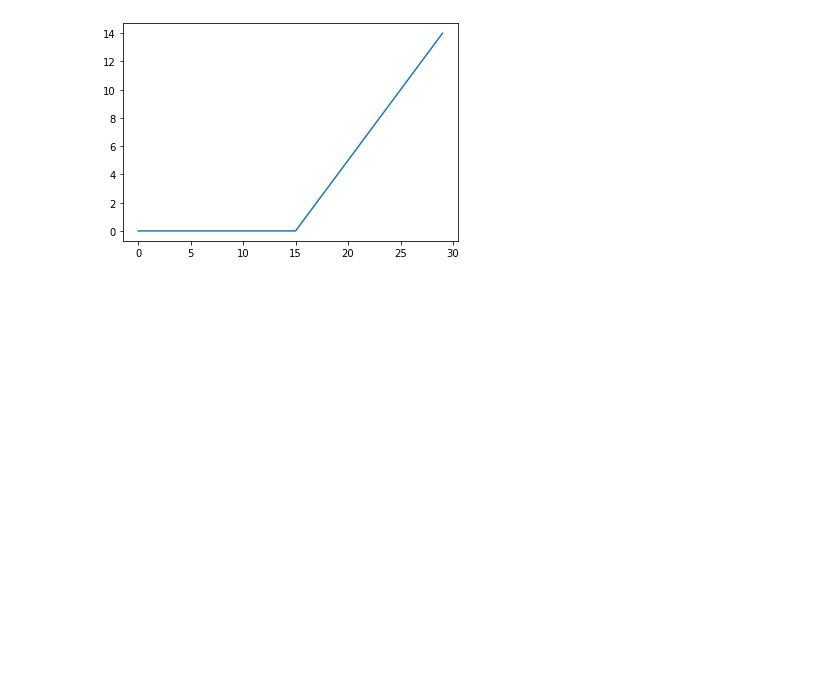
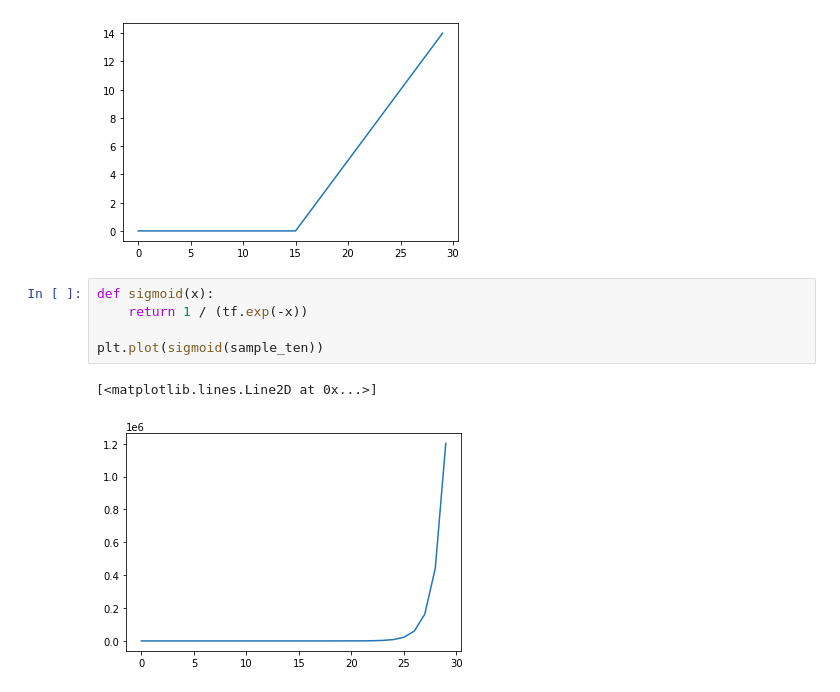
Before and after one commit to kspicer80/tutorials, a Jupyter notebook: tensor_flow_tutorial/tensor_flow_tutorial_2.ipynb, the cells around one changed output. Saved outputs shown, nothing was run; the diff lists cells and outputs as text; blank space fills up the shorter version.

```diff
--- a/tensor_flow_tutorial/tensor_flow_tutorial_2.ipynb
+++ b/tensor_flow_tutorial/tensor_flow_tutorial_2.ipynb
@@ -165,3 +165,11 @@ plt.plot(relu(sample_ten))
 # %% [output]
 [<matplotlib.lines.Line2D at 0x...>]
 [figure]
+# %%
+def sigmoid(x):
+    return 1 / (tf.exp(-x))
+
+plt.plot(sigmoid(sample_ten))
+# %% [output]
+[<matplotlib.lines.Line2D at 0x...>]
+[figure, added]
```
Also changed, not shown: parts of 16 cells of this notebook.
